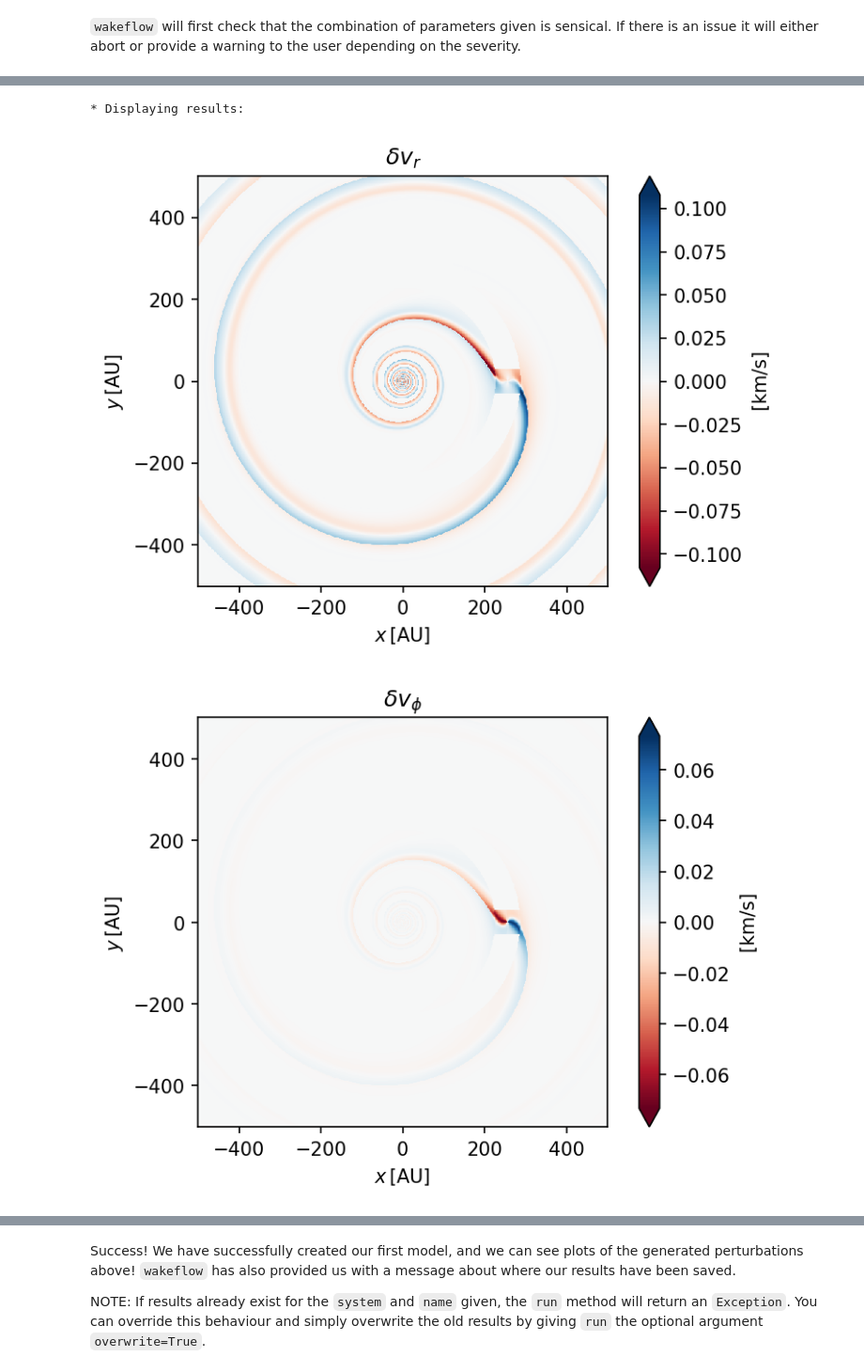
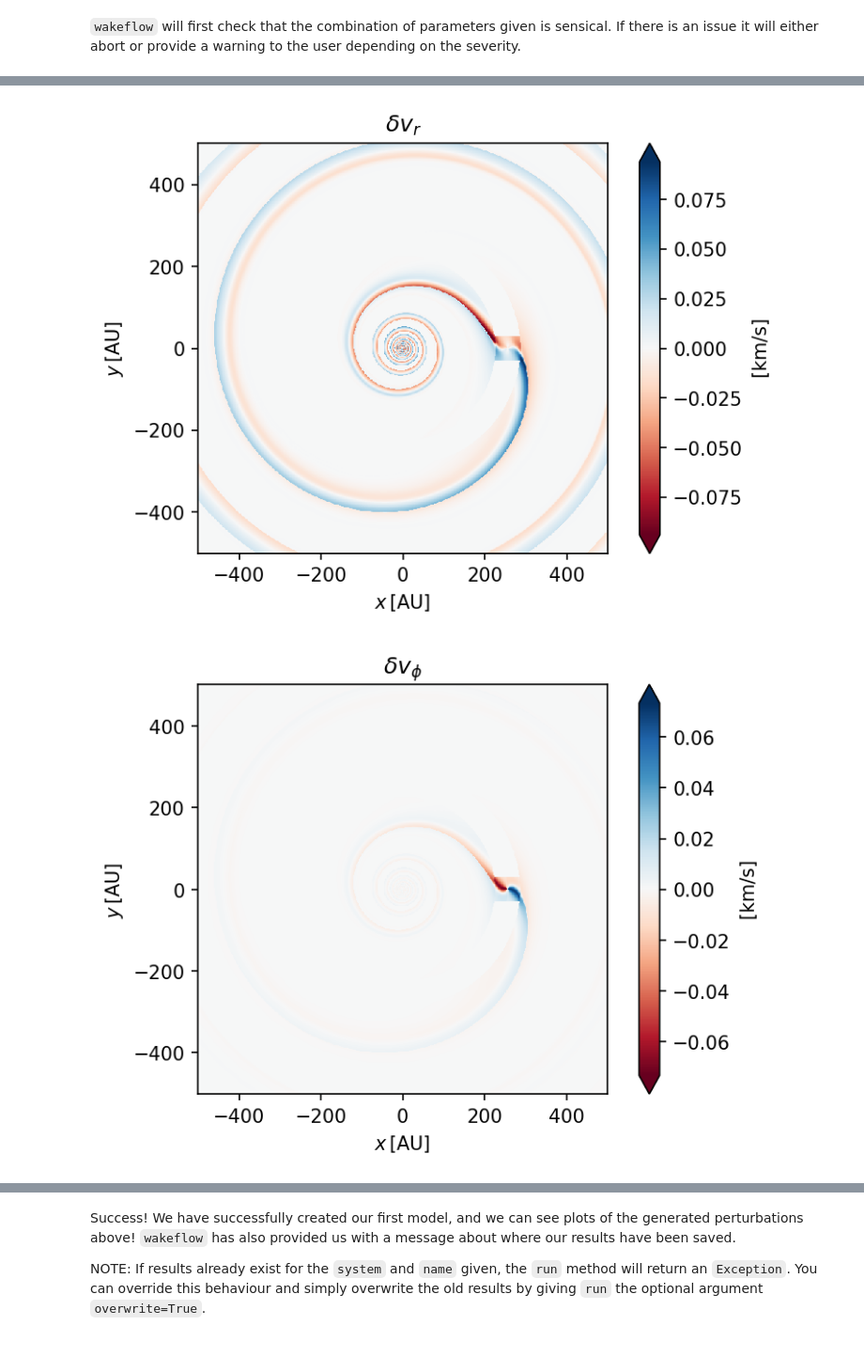
Before and after one commit to TomHilder/wakeflow, a Jupyter notebook: docs/tutorials/quickstart.ipynb, the cells around one changed output, grey strips where cells are left out. Shown at 94% size. Saved outputs shown, nothing was run; the diff lists cells and outputs as text; code cells hidden in the pictures.

```diff
--- a/docs/tutorials/quickstart.ipynb
+++ b/docs/tutorials/quickstart.ipynb
@@ -79,5 +76,5 @@ Now, we simply run the model using the `run` method.
 # %% [markdown]
 `wakeflow` will first check that the combination of parameters given is sensical. If there is an issue it will either abort or provide a warning to the user depending on the severity.
 # %%
-hd163_model.run()
+hd163_model.run(overwrite=True)
 # %% [output]
@@ -96,4 +98,3 @@ Completed in 1.43 s
-* Displaying results:
-[figure, old version]
+[figure, new version]
 [figure]
 [figure]
```
Also changed, not shown: parts of 5 cells of this notebook.
